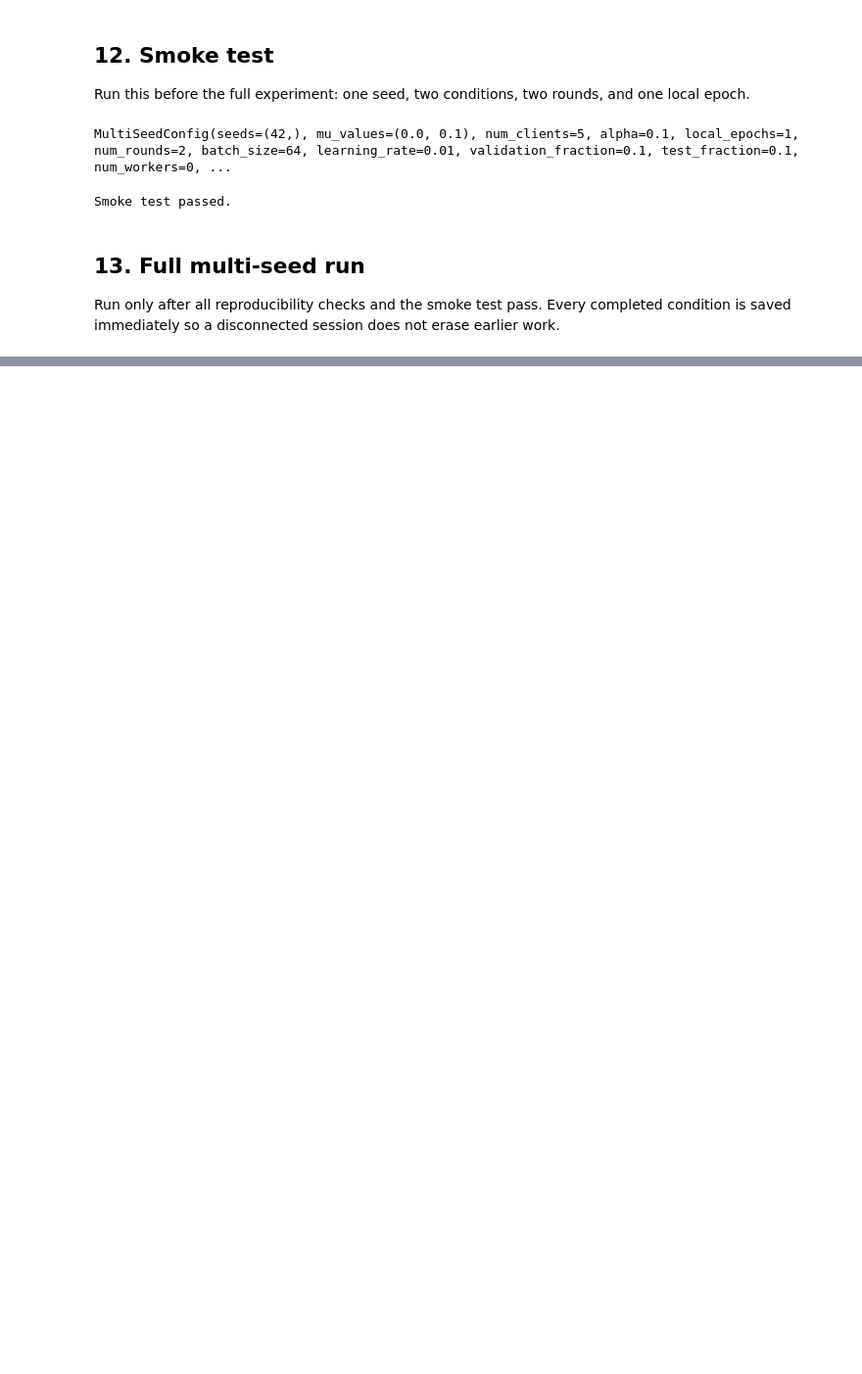
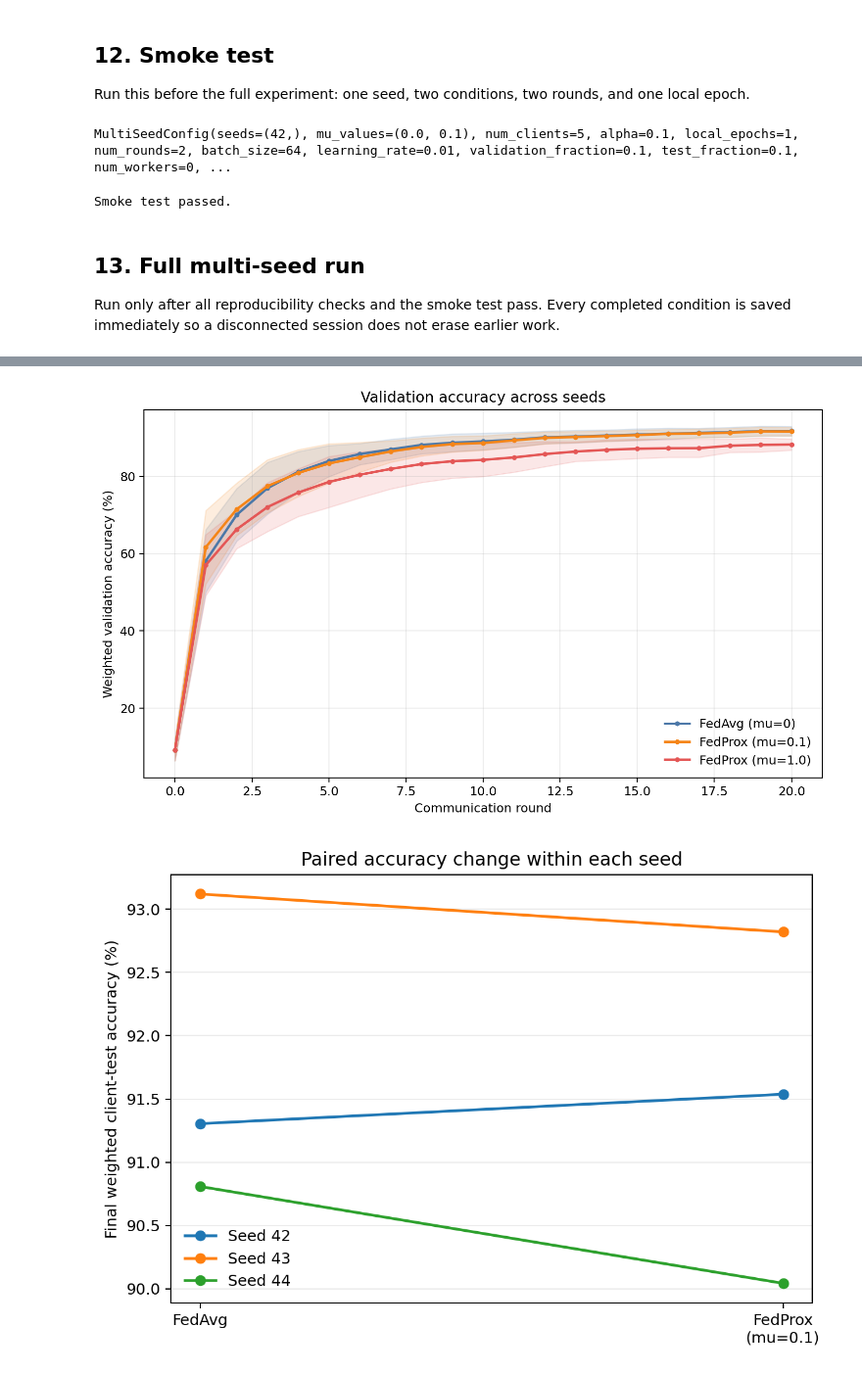
Before and after one commit to khanhhuyenpham/federated-learning-under-heterogeneity, a Jupyter notebook: notebooks/06_multiseed_fedprox_robustness.ipynb, the cells around one changed output, grey strips where cells are left out. Shown at 98% size. Saved outputs shown, nothing was run; the diff lists cells and outputs as text; code cells hidden in the pictures; blank space fills up the shorter version.

Commit message:
fix: finalize multi-seed FedProx robustness study

```diff
--- a/notebooks/06_multiseed_fedprox_robustness.ipynb
+++ b/notebooks/06_multiseed_fedprox_robustness.ipynb
@@ -729,7 +664,8 @@ assert len(smoke_results) == 2
 for result, client_test in smoke_results:
     assert np.isfinite(client_test["accuracy"]).all()
     assert client_test["total"].gt(0).all()
-    assert not result.performance_history.empty
+    assert len(result.performance_history) == SMOKE_CONFIG.num_rounds + 1
+    assert len(result.client_performance_history) == (SMOKE_CONFIG.num_rounds + 1) * SMOKE_CONFIG.num_clients
     assert np.isfinite(result.performance_history.select_dtypes(include="number")).all().all()
 
 print("Smoke test passed.")
@@ -768,8 +704,8 @@ for seed in CONFIG.seeds:
         result.performance_history.to_csv(seed_dir / f"performance_mu_{mu_tag}.csv", index=False)
         result.client_diagnostics.to_csv(seed_dir / f"client_diagnostics_mu_{mu_tag}.csv", index=False)
         result.pairwise_diagnostics.to_csv(seed_dir / f"pairwise_diagnostics_mu_{mu_tag}.csv", index=False)
-        result.client_performance_history.to_csv(seed_dir / f"client_performance_mu_{mu_tag}.csv"),
-        result.round_diagnostics.to_csv(seed_dir / f"round_diagnostics_mu_{mu_tag}.csv"),
+        result.client_performance_history.to_csv(seed_dir / f"client_performance_mu_{mu_tag}.csv", index=False)
+        result.round_diagnostics.to_csv(seed_dir / f"round_diagnostics_mu_{mu_tag}.csv", index=False)
         client_test.to_csv(seed_dir / f"final_client_test_mu_{mu_tag}.csv", index=False)
         torch.save(result.final_model.state_dict(), seed_dir / f"final_model_mu_{mu_tag}.pt")
 
@@ -808,7 +796,7 @@ def normalized_accuracy_auc(group: pd.DataFrame) -> float:
     accuracy = ordered["weighted_accuracy"].to_numpy(dtype=float)
     if len(rounds) < 2 or rounds[-1] == rounds[0]:
         return float(accuracy[-1])
-    return float(np.trapz(accuracy, x=rounds) / (rounds[-1] - rounds[0]))
+    return float(np.trapezoid(accuracy, x=rounds) / (rounds[-1] - rounds[0]))
 
 
 def build_seed_mu_summary(
@@ -946,0 +897,62 @@ This study uses only three seeds, five fully participating clients, one Dirichle
+# %%
+FIGURE_DIR = RESULTS_DIR / "figures"
+FIGURE_DIR.mkdir(parents=True, exist_ok=True)
+
+METHOD_COLORS = {0.0: "#4C78A8", 0.1: "#F58518", 1.0: "#E45756"}
+METHOD_LABELS = {
+    0.0: "FedAvg (mu=0)",
+    0.1: "FedProx (mu=0.1)",
+    1.0: "FedProx (mu=1.0)",
+}
+
+
+def plot_validation_trajectories(performance: pd.DataFrame):
+    grouped = (
+        performance.groupby(["mu", "round"])["weighted_accuracy"]
+        .agg(["mean", "std"])
+        .reset_index()
+    )
+    fig, ax = plt.subplots(figsize=(8.4, 5.1))
+    for mu, group in grouped.groupby("mu", sort=True):
+        x = group["round"].to_numpy()
+        mean = group["mean"].to_numpy() * 100
+        std = group["std"].fillna(0).to_numpy() * 100
+        ax.plot(x, mean, marker="o", markersize=3, linewidth=2,
+                color=METHOD_COLORS[float(mu)], label=METHOD_LABELS[float(mu)])
+        ax.fill_between(x, mean - std, mean + std,
+                        color=METHOD_COLORS[float(mu)], alpha=0.14)
+    ax.set(title="Validation accuracy across seeds",
+           xlabel="Communication round",
+           ylabel="Weighted validation accuracy (%)")
+    ax.grid(alpha=0.25)
+    ax.legend(frameon=False)
+    fig.tight_layout()
+    return fig
+
+
+def plot_paired_accuracy(summary: pd.DataFrame):
+    selected = summary[summary["mu"].isin([0.0, 0.1])]
+    fig, ax = plt.subplots(figsize=(6.8, 4.8))
+    for seed, group in selected.groupby("seed", sort=True):
+        group = group.sort_values("mu")
+        ax.plot([0, 1], group["final_weighted_test_accuracy"].to_numpy() * 100,
+                marker="o", linewidth=1.8, label=f"Seed {seed}")
+    ax.set_xticks([0, 1], ["FedAvg", "FedProx\n(mu=0.1)"])
+    ax.set_ylabel("Final weighted client-test accuracy (%)")
+    ax.set_title("Paired accuracy change within each seed")
+    ax.grid(axis="y", alpha=0.25)
+    ax.legend(frameon=False)
+    fig.tight_layout()
+    return fig
+
+
+validation_fig = plot_validation_trajectories(performance_df)
+validation_fig.savefig(FIGURE_DIR / "validation_accuracy_across_seeds.png", dpi=180, bbox_inches="tight")
+plt.show()
+
+paired_fig = plot_paired_accuracy(seed_mu_summary)
+paired_fig.savefig(FIGURE_DIR / "paired_final_accuracy.png", dpi=180, bbox_inches="tight")
+plt.show()
+# %% [output]
+[figure, added]
+[figure, added]
```
Also changed, not shown: parts of 35 cells of this notebook, 11 other files.
